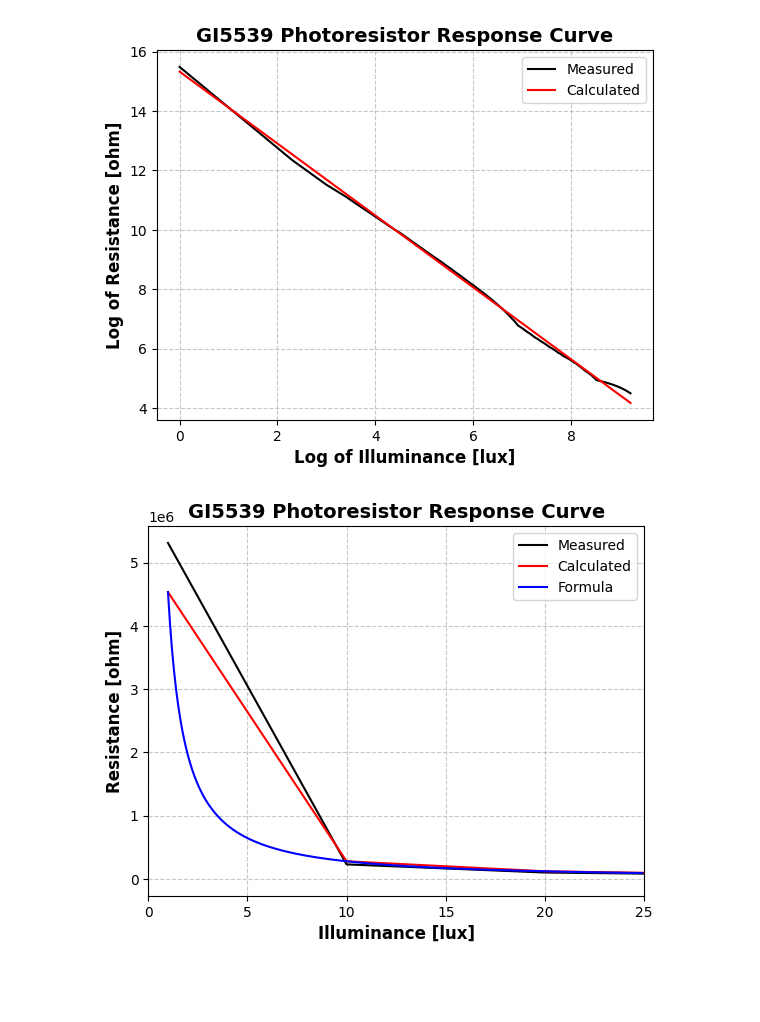
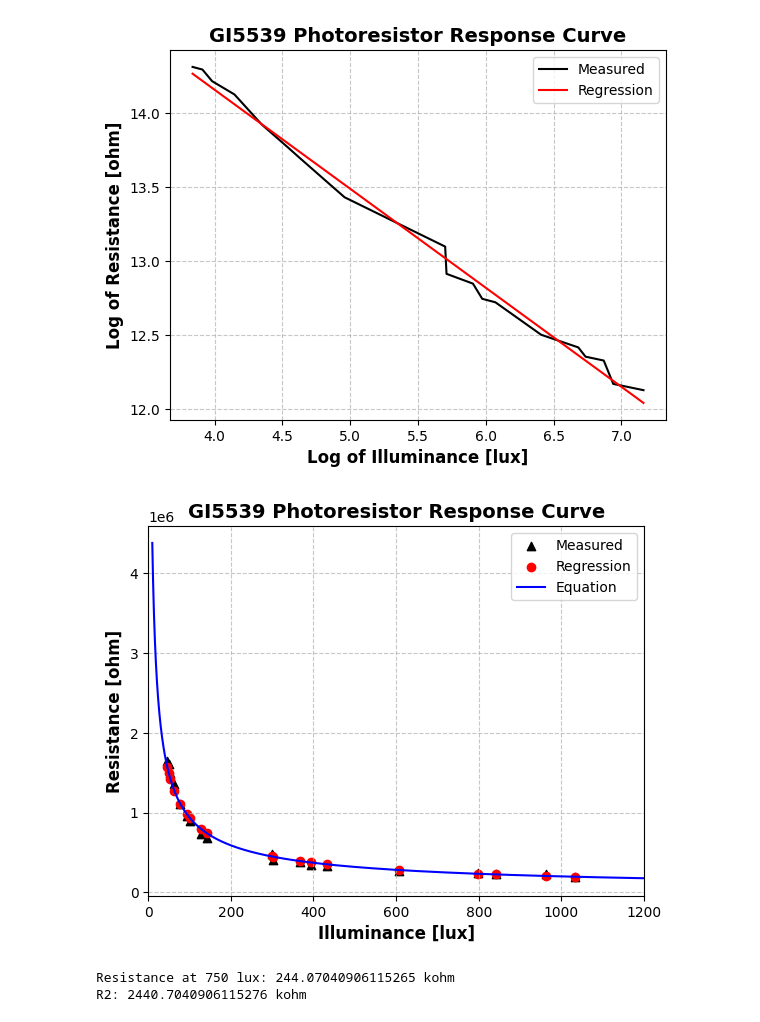
Before and after one commit to JMTamayo/aurora, a Jupyter notebook: dev/ldr/GI5539_photoresistor_curve.ipynb, the cells around one changed output. Cells and saved outputs as stored; diff of their text form; code cells hidden in the pictures; blank space fills up the shorter version.

Commit message:
dev: Implement analysis for real data using luxometer and voltimeter

```diff
--- a/dev/ldr/GI5539_photoresistor_curve.ipynb
+++ b/dev/ldr/GI5539_photoresistor_curve.ipynb
@@ -1,7 +1,7 @@
 # %%
 # Define the path to the sample data file:
 
-SAMPLE_DATA_FILE_PATH: str = "20250801_resistance_vs_illuminance.csv"
+SAMPLE_DATA_FILE_PATH: str = "20250802_GI5539.csv"
 # %%
 # Import modules:
 
@@ -117,7 +117,7 @@ plt.plot(
     sample_data_df["log_illuminance_lux"],
     sample_data_df["log_calculated_resistance_ohm"],
     color="red",
-    label="Calculated",
+    label="Regression",
 )
 plt.grid(True, linestyle="--", alpha=0.7)
 plt.xlabel("Log of Illuminance [lux]", fontsize=12, color="black", fontweight="bold")
@@ -128,38 +128,55 @@ plt.title(
 plt.legend()
 plt.show()
 # %% [output]
-[figure, old version]
+[figure, new version]
 # %%
 # Compare the calculated resistance with the measured resistance: Normal data in low range
 
-max_illuminance_lux = 25
+max_illuminance_lux = 1200
 
-illuminance_lux = np.arange(1, max_illuminance_lux, 0.1)
+illuminance_lux = np.arange(10, max_illuminance_lux, 0.1)
 resistance_ohm = [resistance(x) for x in illuminance_lux]
 
-plt.plot(
+plt.scatter(
     sample_data_df["illuminance_lux"],
     sample_data_df["resistance_ohm"],
     color="black",
     label="Measured",
+    marker="^",  # Triangle marker
 )
-plt.plot(
+plt.scatter(
     sample_data_df["illuminance_lux"],
     sample_data_df["calculated_resistance_ohm"],
     color="red",
-    label="Calculated",
+    label="Regression",
 )
-plt.plot(illuminance_lux, resistance_ohm, color="blue", label="Formula")
+plt.plot(illuminance_lux, resistance_ohm, color="blue", label="Equation")
 plt.xlim(0, max_illuminance_lux)
 plt.grid(True, linestyle="--", alpha=0.7)
 plt.xlabel("Illuminance [lux]", fontsize=12, color="black", fontweight="bold")
 plt.ylabel("Resistance [ohm]", fontsize=12, color="black", fontweight="bold")
 plt.title(
     "GI5539 Photoresistor Response Curve", fontsize=14, color="black", fontweight="bold"
 )
 plt.legend()
 plt.show()
 # %% [output]
-[figure, old version]
+[figure, new version]
+# %%
+# Calculate the resistance at 750 lux
+
+resistance_at_750_lux = resistance(750)
+print(f"Resistance at 750 lux: {resistance_at_750_lux / 1000} kohm")
+
+# Calculate the voltage divider resistance:
+
+vs = 3.3  # Voltage source for the voltage divider from the ESP32
+voltage_at_750_lux = 3.0
+
+r2 = resistance_at_750_lux * voltage_at_750_lux / (vs - voltage_at_750_lux)
+print(f"R2: {r2 / 1000} kohm")
+# %% [output]
+Resistance at 750 lux: 244.07040906115265 kohm
+R2: 2440.7040906115276 kohm
 # %%
 # Plot the voltage divider vs illuminance
```
Also changed, not shown: parts of 6 cells of this notebook, 2 other files.
